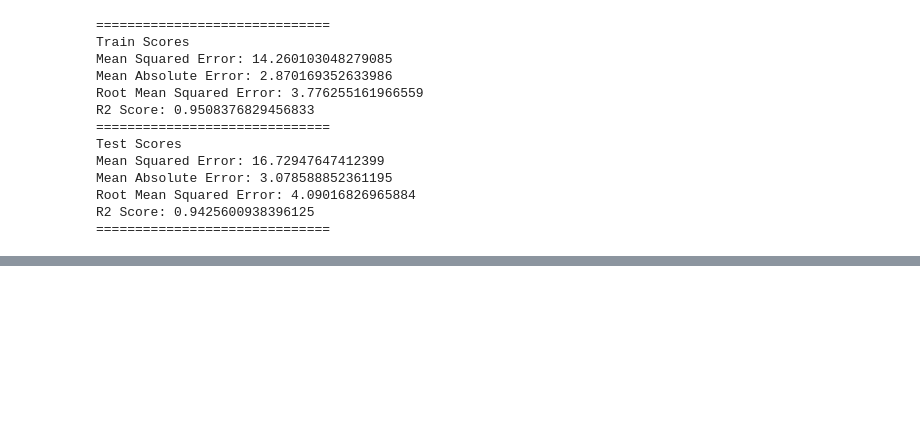
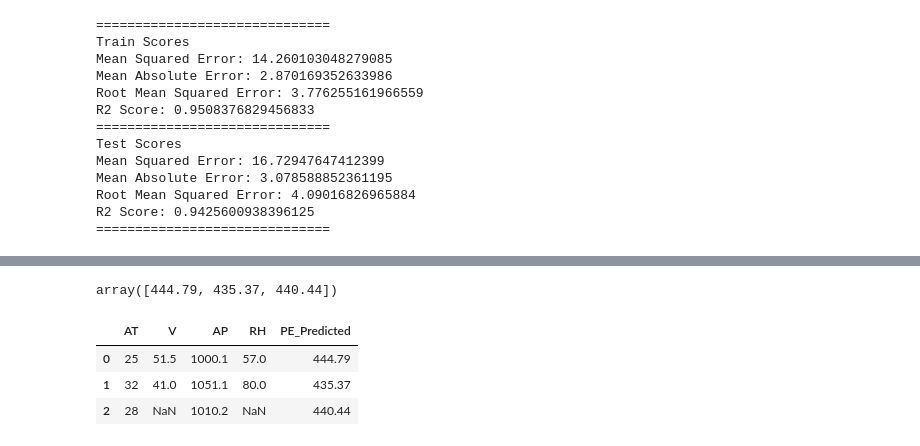
Before and after one commit to onkar-satpute/Machine-Learning, a Jupyter notebook: Decision Tree/Decision Tree Regressor.ipynb, the cells around one changed output, grey strips where cells are left out. Drawn from its saved outputs; the diff is of its cells as text; code cells hidden in the pictures; blank space fills up the shorter version.

```diff
--- a/Decision Tree/Decision Tree Regressor.ipynb
+++ b/Decision Tree/Decision Tree Regressor.ipynb
@@ -232,0 +254,3 @@ R2 Score: 0.9425600938396125
+# %%
+pre2 = joblib.load('pre.joblib')
+model2 = joblib.load('model.joblib')
@@ -232,0 +283,14 @@ R2 Score: 0.9425600938396125
+# %%
+pe_preds = model2.predict(xnew_pre)
+pe_preds = pe_preds.round(2)
+pe_preds
+# %% [output]
+array([444.79, 435.37, 440.44])
+# %%
+xnew['PE_Predicted'] = pe_preds
+xnew
+# %% [output]
+|  | AT | V | AP | RH | PE_Predicted |
+| 0 | 25 | 51.5 | 1000.1 | 57.0 | 444.79 |
+| 1 | 32 | 41.0 | 1051.1 | 80.0 | 435.37 |
+| 2 | 28 | NaN | 1010.2 | NaN | 440.44 |
```
Also changed, not shown: parts of 9 cells of this notebook, 3 other files.
